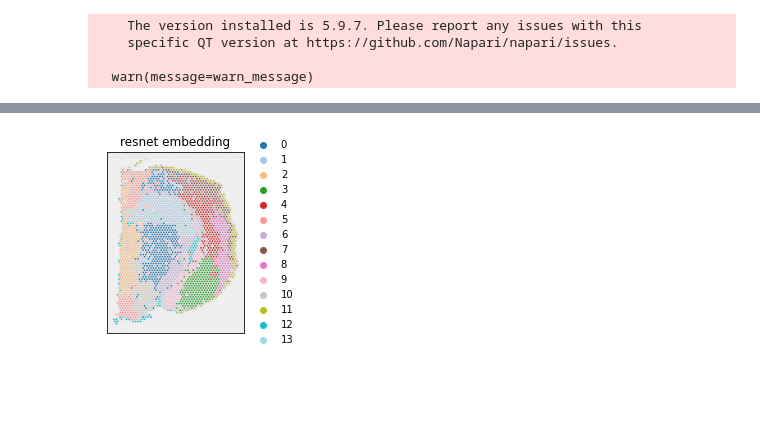
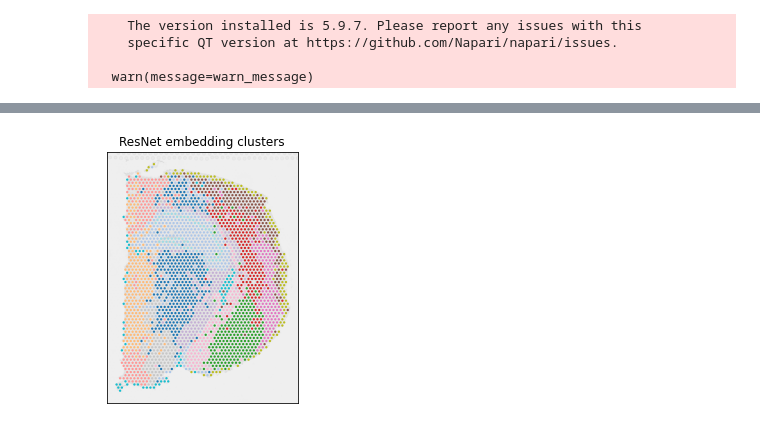
Before and after one commit to theislab/squidpy_reproducibility, a Jupyter notebook: notebooks/supp_figures/heatmap_image_features.ipynb, the cells around one changed output, grey strips where cells are left out. Saved outputs shown, nothing was run; the diff lists cells and outputs as text; code cells hidden in the pictures; blank space fills up the shorter version.

Commit message:
heatmap bugfix, heatmap for image features

```diff
--- a/notebooks/supp_figures/heatmap_image_features.ipynb
+++ b/notebooks/supp_figures/heatmap_image_features.ipynb
@@ -23,0 +22,6 @@ sc.pl.spatial(adata, color="resnet_embedding", palette="tab20")
+# %%
+# add image feature clusters
+adata.obs['image_feature_cluster'] = pd.read_csv('../image_figures/features_cluster.csv', index_col=0)
+adata.obs['image_feature_cluster'] = adata.obs['image_feature_cluster'].astype('category')
+
+sc.pl.spatial(adata, color="image_feature_cluster")
@@ -24,24 +30,24 @@ sc.pl.spatial(adata, color="resnet_embedding", palette="tab20")
 # %%
 # plot resnet clusters
 fig, ax = plt.subplots(figsize=(3, 5))
 sc.pl.spatial(
     adata,
     color='resnet_embedding',
     img_key='hires',
     ax=ax,
     alpha_img=0.2,
     bw=True,
-    title='resnet embedding',
-    #legend_loc=False,
+    title='ResNet embedding clusters',
+    legend_loc=False,
     show=False,
     palette='tab20'
 )
 #ax.set_facecolor((0.75,0.75,0.75))
 ax.axes.xaxis.label.set_visible(False)
 ax.axes.yaxis.label.set_visible(False)
 
 # save figure
 plt.tight_layout()
 plt.savefig('figures/hne_resnet_embedding.png', dpi=300, bbox_inches='tight')
 # %% [output]
-[figure, old version]
+[figure, new version]
```
Also changed, not shown: parts of 11 cells of this notebook, 9 other files.
